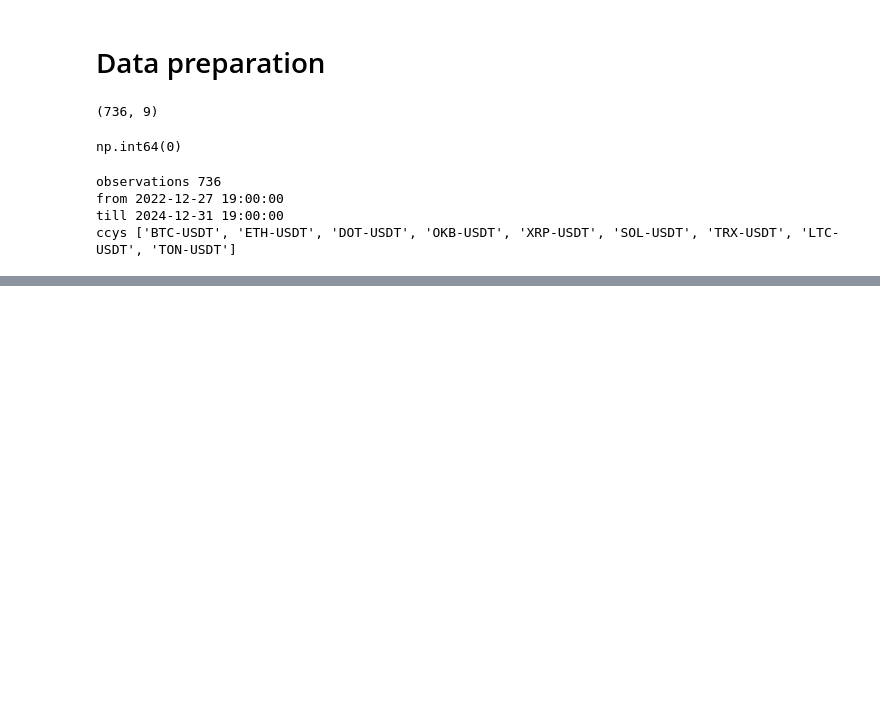
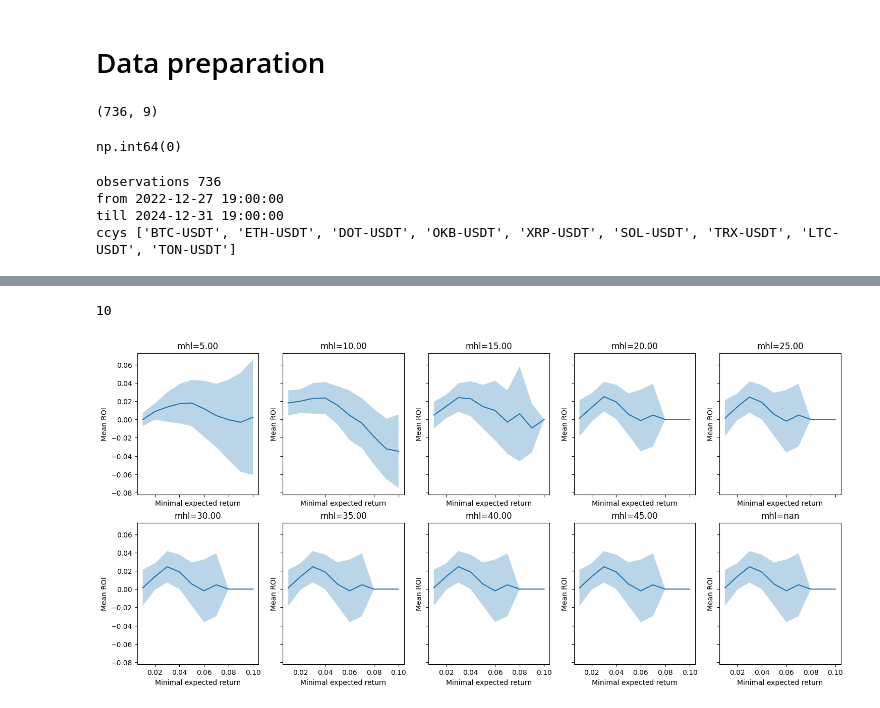
Before and after one commit to poluzerovT/Masters-thesis, a Jupyter notebook: code/functional.ipynb, the cells around one changed output, grey strips where cells are left out. Cells and saved outputs as stored; diff of their text form; code cells hidden in the pictures; blank space fills up the shorter version.

```diff
--- a/code/functional.ipynb
+++ b/code/functional.ipynb
@@ -475,0 +245,8 @@ plt.show()
+# %%
+def timeseries_split(df:pd.DataFrame, input_width:int=14, offset:int=7):
+    size = df.shape[0]
+    total_width = input_width + offset
+    for i in range(size - total_width):
+        x_hist = df.iloc[:i+input_width].values
+        x_future = df.iloc[i + total_width].values.reshape((1, -1))
+        yield i, x_hist, x_future
@@ -475,0 +269,40 @@ plt.show()
+# %%
+def test_strategy_class(strategies, ret):
+    """
+    Run test for list of strategies with common set of params
+    """
+    report = []
+    for strategy in strategies:
+        rois = test_strategy(strategy, ret)
+        report_item = dict()
+        report_item.update(strategy.get_params())
+        report_item['mean_roi'] = rois.mean().item()
+        report_item['std_roi'] = rois.std().item()
+        report_item['n_tests'] = len(rois)
+        report_item['winrate'] = (rois > 0).mean().item()
+        report.append(report_item)
+    return pd.DataFrame(report)
+# %%
+classic_strategies = [
+    Classic(mr, mhl)
+    for mr in np.linspace(0.01, 0.1, 10).tolist()
+    for mhl in np.arange(5, 50, 5).tolist() + [None]
+]
+classic_report = test_strategy_class(classic_strategies, ret_validation.tail(30))
+classic_report.to_csv('results/classic_strategies.csv', index=False)
+# %%
+mhl_list = classic_report['max_history_leng'].unique()
+print(len(mhl_list))
+fig, axs = plt.subplots(2, 5, figsize=(18, 8), sharex=True, sharey=True)
+for ax, mhl in zip(axs.flatten(), mhl_list):
+    df = classic_report[classic_report['max_history_leng'] == mhl]
+    if df.shape[0] == 0:
+        df = classic_report[classic_report['max_history_leng'].isna()]
+    ax.plot(df['minimal_return'], df['mean_roi'])
+    ax.fill_between(df['minimal_return'], df['mean_roi'] - df['std_roi'], df['mean_roi'] + df['std_roi'], alpha=0.3)
+    ax.set_title(f'mhl={mhl:.2f}')
+    ax.set_xlabel('Minimal expected return')
+    ax.set_ylabel('Mean ROI')
+# %% [output]
+10
+[figure, added]
```
Also changed, not shown: parts of 50 cells of this notebook, 3 other files.
